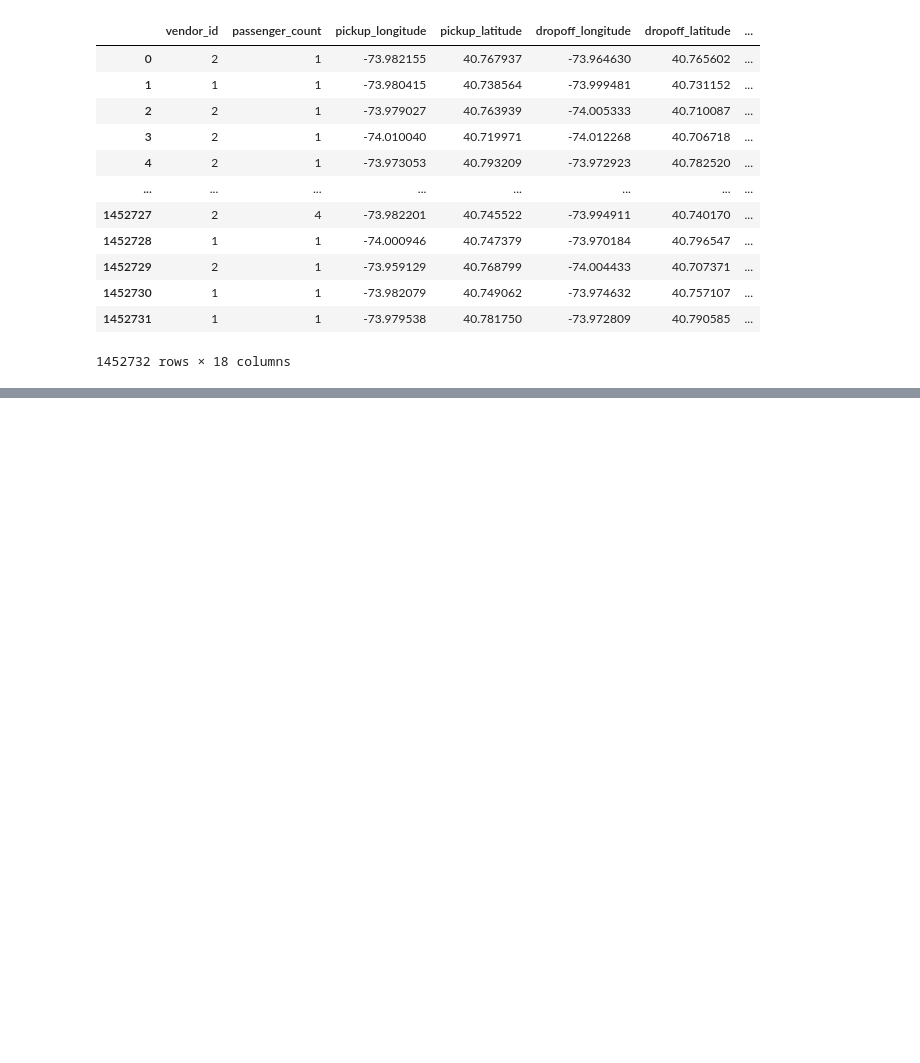
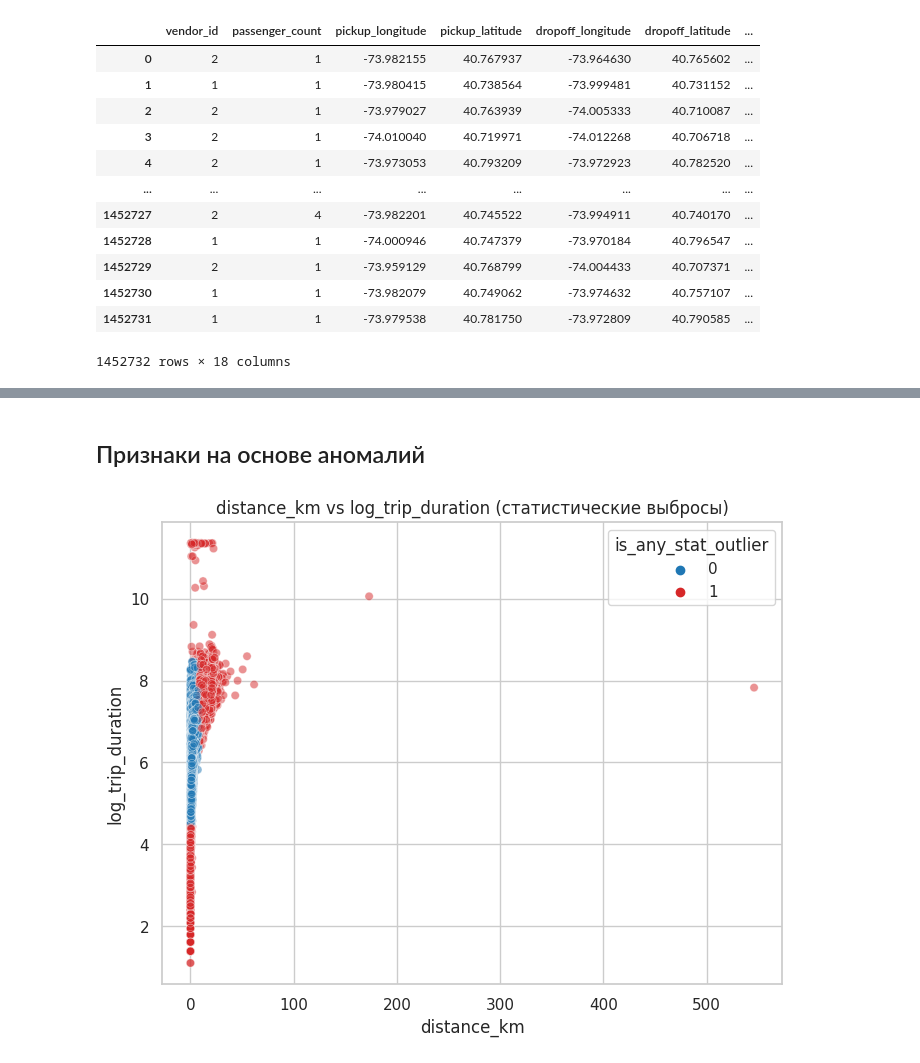
Before and after one commit to Katachy74/ML_Project, a Jupyter notebook: cu-project.ipynb, the cells around one changed output, grey strips where cells are left out. Drawn from its saved outputs; the diff is of its cells as text; code cells hidden in the pictures; blank space fills up the shorter version.

```diff
--- a/cu-project.ipynb
+++ b/cu-project.ipynb
@@ -586,0 +690,30 @@ result_df
+# %% [markdown]
+## Признаки на основе аномалий
+# %%
+anomaly_flags_cols = [
+    "is_z_outlier_log_trip_duration",
+    "is_z_outlier_distance_km",
+    "is_iqr_outlier_log_trip_duration",
+    "is_iqr_outlier_distance_km",
+    "is_grubbs_outlier_log_trip",
+]
+
+train["anomaly_methods_count"] = train[anomaly_flags_cols].sum(axis=1)
+
+train["is_any_stat_outlier"] = (train["anomaly_methods_count"] > 0).astype(int)
+
+train[anomaly_flags_cols + ["anomaly_methods_count", "is_any_stat_outlier"]].head()
+
+plt.figure(figsize=(8, 6))
+sns.scatterplot(
+    data=train.sample(50000, random_state=42),
+    x="distance_km",
+    y="log_trip_duration",
+    hue="is_any_stat_outlier",
+    palette={0: "tab:blue", 1: "tab:red"},
+    alpha=0.5,
+)
+plt.title("distance_km vs log_trip_duration (статистические выбросы)")
+plt.show()
+# %% [output]
+[figure, added]
```
Also changed, not shown: parts of 15 cells of this notebook.
